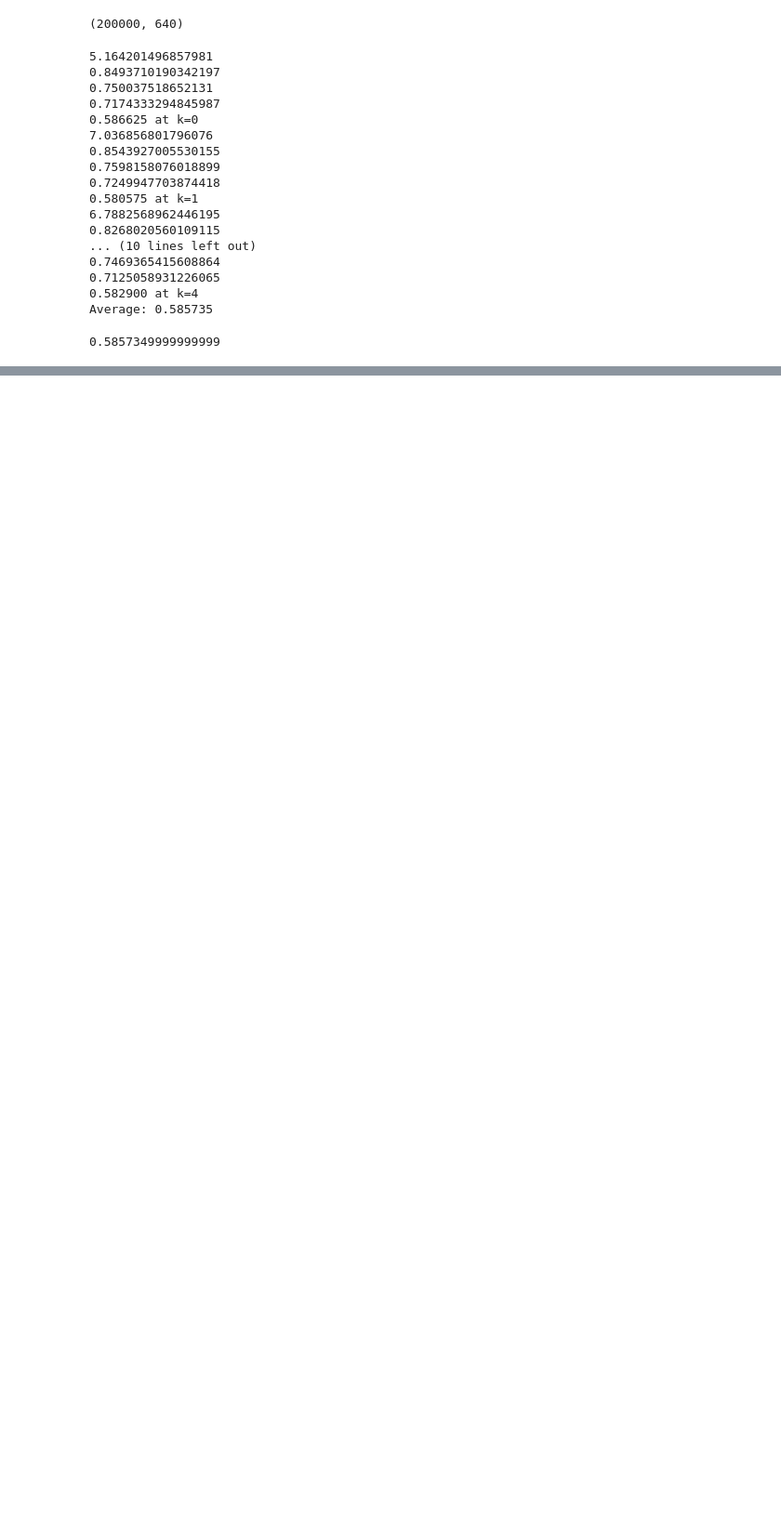
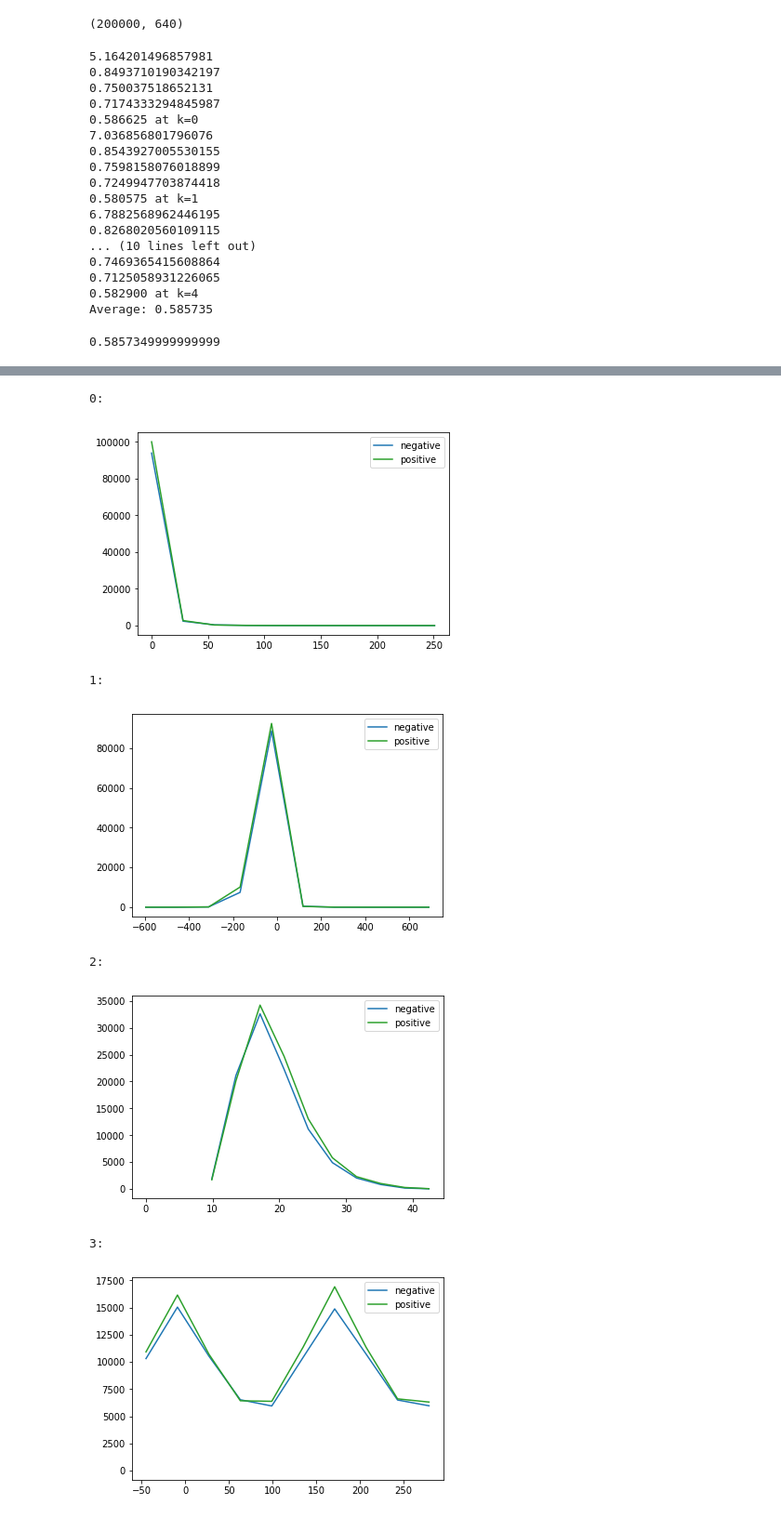
Before and after one commit to miguch/junior-spring, a Jupyter notebook: mining/kaggle/assignment1/Project 1(New).ipynb, the cells around one changed output, grey strips where cells are left out. Shown at 93% size. Saved outputs shown, nothing was run; the diff lists cells and outputs as text; code cells hidden in the pictures; blank space fills up the shorter version.

```diff
--- a/mining/kaggle/assignment1/Project 1(New).ipynb
+++ b/mining/kaggle/assignment1/Project 1(New).ipynb
@@ -265,0 +472,10 @@ pd.DataFrame([[i+1, int(res[i])] for i in range(len(res))]).to_csv('forest.csv',
+# %%
+xgClassifier = xgTrain(minmax_x, train_target)
+# %%
+res = xgTest(minmax_x, xgClassifier)
+res = [1 if e > 0.5 else 0 for e in res]
+accurate = 0
+for i in range(len(res)):
+    if res[i] == train_target[i]:
+        accurate += 1
+accurate / len(res)
@@ -265,0 +492,12 @@ pd.DataFrame([[i+1, int(res[i])] for i in range(len(res))]).to_csv('forest.csv',
+# %%
+xgClassifier = xgTrain(z_scale_processed_x, train_target)
+res = xgTest(z_scale_processed_x, xgClassifier)
+res = [1 if e > 0.5 else 0 for e in res]
+accurate = 0
+for i in range(len(res)):
+    if res[i] == train_target[i]:
+        accurate += 1
+print(accurate / len(res))
+res = xgTest(processed_test, xgClassifier)
+res = [1 if e > 0.5 else 0 for e in res]
+np.sum(res)
@@ -265,0 +509,32 @@ pd.DataFrame([[i+1, int(res[i])] for i in range(len(res))]).to_csv('forest.csv',
+# %%
+def makeBar(x, y):
+    kb = KBinsDiscretizer(n_bins=10, encode='ordinal', strategy='uniform')
+    positiveCounts = [0 for i in range(10)]
+    negativeCounts = [0 for i in range(10)]
+    kb.fit(x.reshape(-1, 1))
+    transformed = kb.transform(x.reshape(-1, 1))
+    for i in range(len(transformed)):
+        if y[i] == 1:
+            positiveCounts[int(transformed[i])] += 1
+        else:
+            negativeCounts[int(transformed[i])] += 1
+    interval = (np.max(x) - np.min(x)) / 10
+    width = interval / 2
+    ind = [np.min(x) + i * interval for i in range(10)]
+    p1 = plt.plot(ind, negativeCounts, width)
+    p2 = plt.plot(ind, positiveCounts, width)
+    plt.legend((p1[0], p2[0]), ('negative', 'positive'))
+    plt.show()
+# %%
+for i in range(features):
+    print('%d:'%i)
+    makeBar(train_x[:, i], train_target)
+# %% [output]
+0:
+[figure, added]
+1:
+[figure, added]
+2:
+[figure, added]
+3:
+[figure, added]
```
Also changed, not shown: parts of 46 cells of this notebook, 15 other files.
